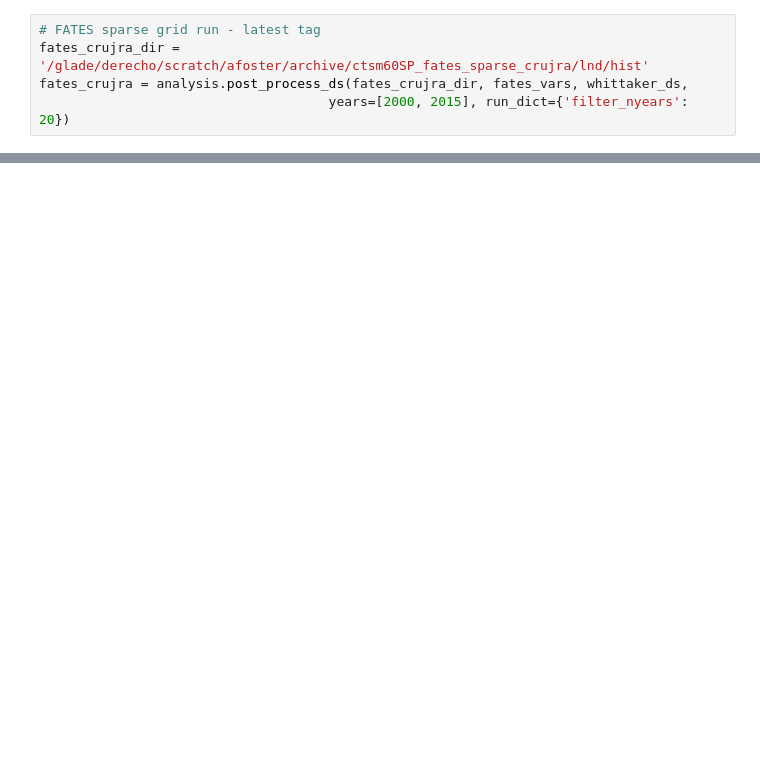
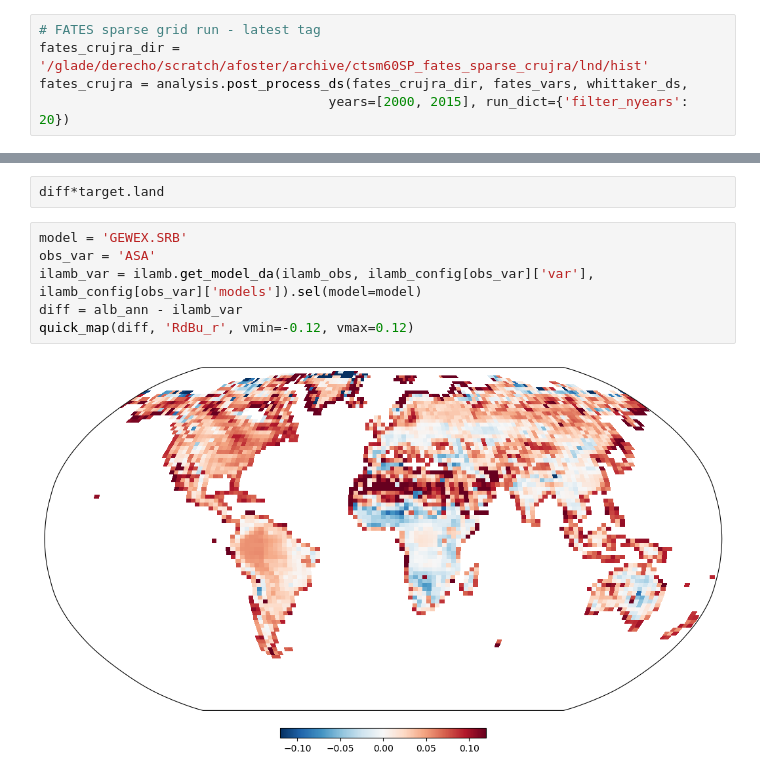
Before and after one commit to adrifoster/fates_calibration_library, a Jupyter notebook: notebooks/Untitled.ipynb, the cells around one changed output, grey strips where cells are left out. Cells and saved outputs as stored; diff of their text form; blank space fills up the shorter version.

```diff
--- a/notebooks/Untitled.ipynb
+++ b/notebooks/Untitled.ipynb
@@ -155,0 +170,10 @@ Coordinates:
+# %%
+diff*target.land
+# %%
+model = 'GEWEX.SRB'
+obs_var = 'ASA'
+ilamb_var = ilamb.get_model_da(ilamb_obs, ilamb_config[obs_var]['var'], ilamb_config[obs_var]['models']).sel(model=model)
+diff = alb_ann - ilamb_var
+quick_map(diff, 'RdBu_r', vmin=-0.12, vmax=0.12)
+# %% [output]
+[figure, added]
```
Also changed, not shown: parts of 20 cells of this notebook, 9 other files.
